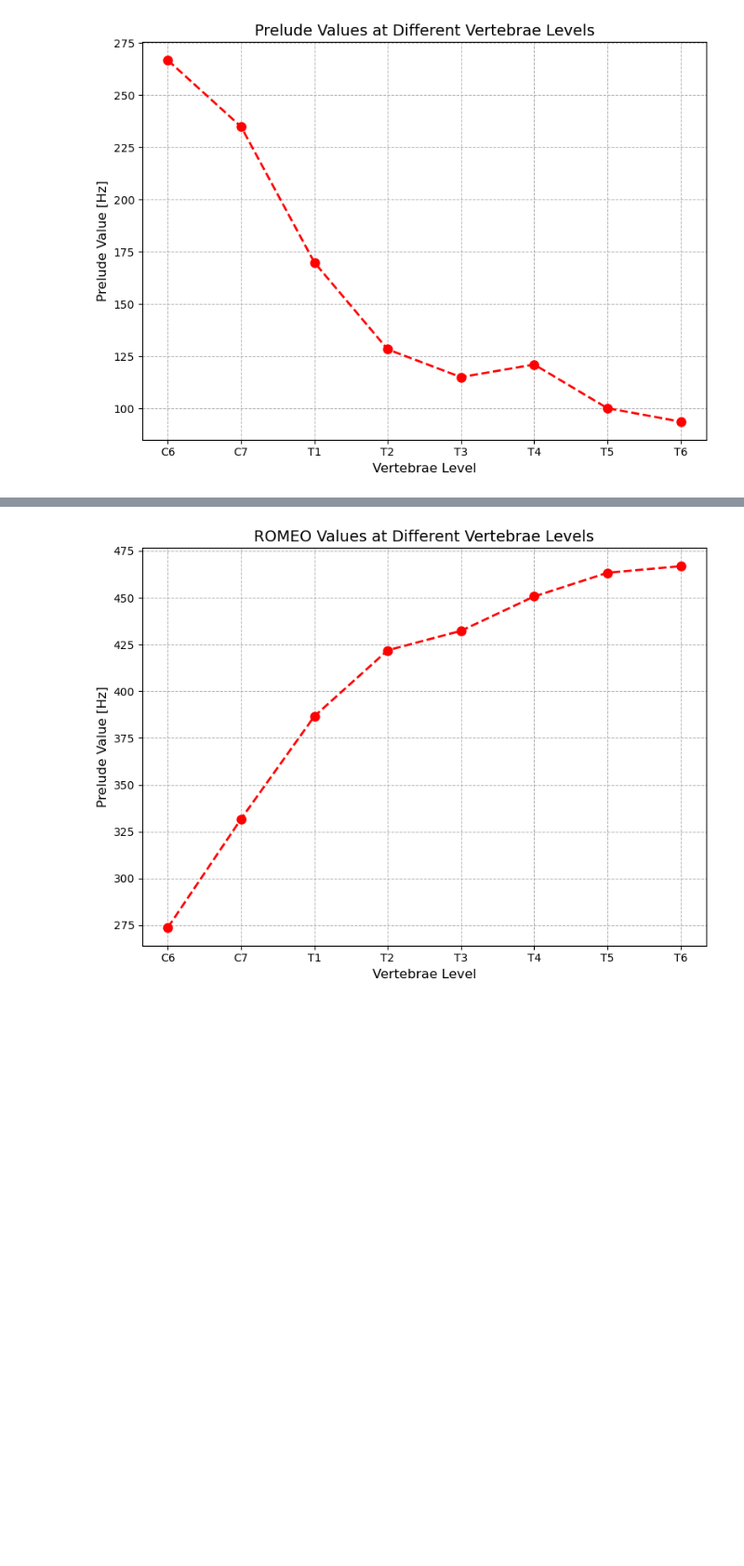
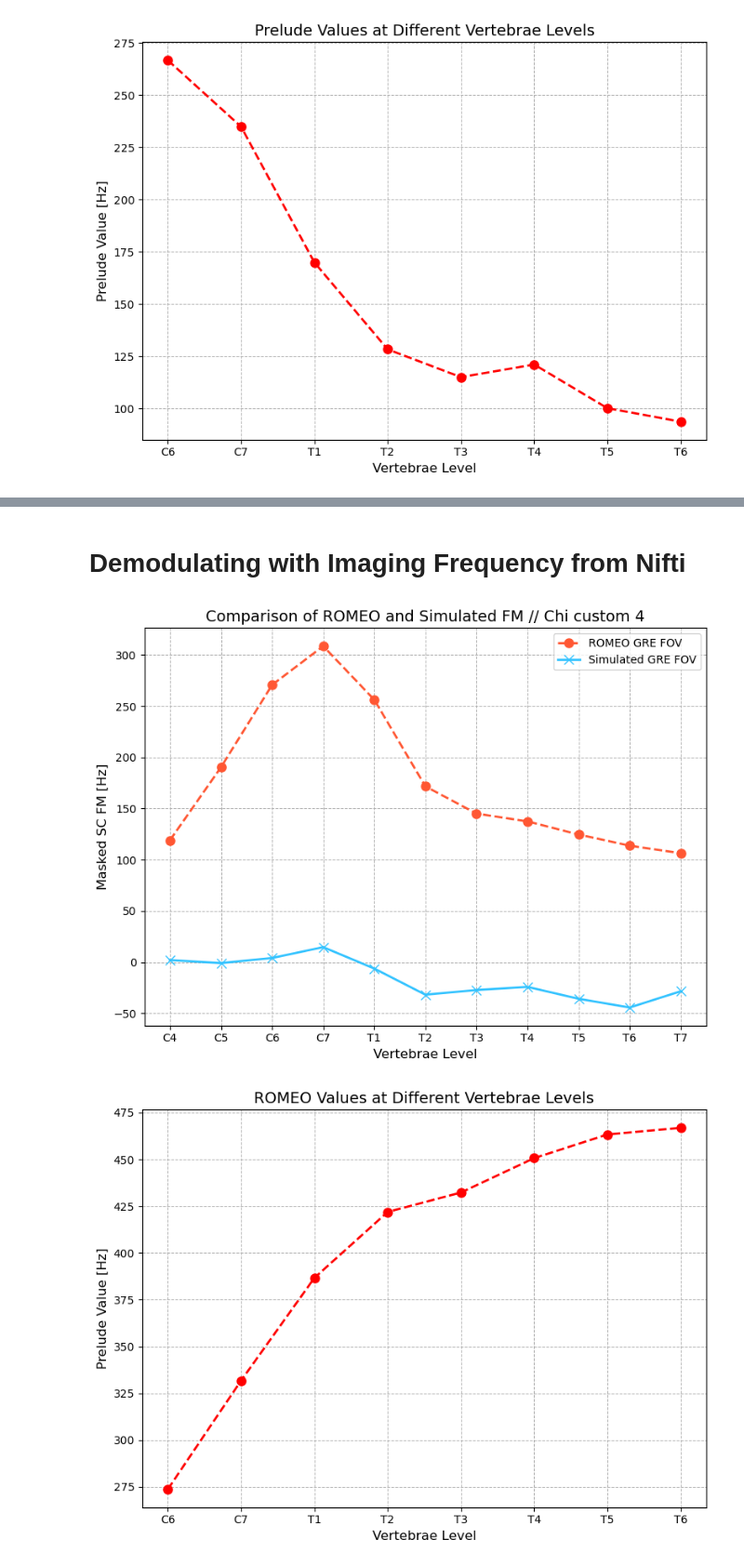
Before and after one commit to sriosq/Image-processing-strategies, a Jupyter notebook: compare_fieldmap/compare_fm.ipynb, the cells around one changed output, grey strips where cells are left out. Shown at 93% size. Saved outputs shown, nothing was run; the diff lists cells and outputs as text; code cells hidden in the pictures; blank space fills up the shorter version.

```diff
--- a/compare_fieldmap/compare_fm.ipynb
+++ b/compare_fieldmap/compare_fm.ipynb
@@ -157,3 +177,49 @@ plt.show()
+# %% [markdown]
+# Demodulating with Imaging Frequency from Nifti
+# %%
+# Instead of demodulating from difference at a selected vertebral level
+# We can use the ImagingFrequency": 123.249218 from the json file
+# from the measured prelude FM
+
+true_demod_factor = 123.249218
+true_demodded_simulated = [simulated_custom4[i] + true_demod_factor for i in range(len(simulated_custom4))]
+
+true_demodded_simulated2 = [simulated_custom4[i] + true_demod_factor for i in range(len(simulated_custom4))]
+
+a = [118.43078200000001,
+ 101.24078200000001,
+ 147.72078200000004,
+ 148.450782,
+ 144.450782,
+ 160.16078200000004,
+ 169.710782,
+ 145.030782, 0, 0, 0]
+# %%
+# Create the plot
+plt.figure(figsize=(8, 6))
+
+# ROMEO
+plt.plot(vertebrae_levels_c4_t7, romeo_c4_t7, marker='o', color='#FF5733', linestyle='--', linewidth=2, markersize=8, label = "ROMEO GRE FOV")
+
+
+# Plot Simulated demodulated values
+plt.plot(vertebrae_levels_c4_t7, true_demodded_simulated, marker='x', color='#33C3FF', linestyle='-', linewidth=2, markersize=8, label='Simulated GRE FOV')
+
+
+# Add titles and labels
+plt.title('Comparison of ROMEO and Simulated FM // Chi custom 4', fontsize=14)
+plt.xlabel('Vertebrae Level', fontsize=12)
+plt.ylabel('Masked SC FM [Hz]', fontsize=12)
+
+plt.legend()
+# Customize grid and display
+plt.grid(True, which='both', linestyle='--', linewidth=0.7)
+plt.tight_layout()
+
+# Show the plot
+plt.show()
+# %% [output]
+[figure, added]
 # %%
 # Data for vertebrae levels and prelude values
 vertebrae_levels = ['C6', 'C7', 'T1', 'T2', 'T3', 'T4', 'T5', 'T6']
```
Also changed, not shown: parts of 20 cells of this notebook.
